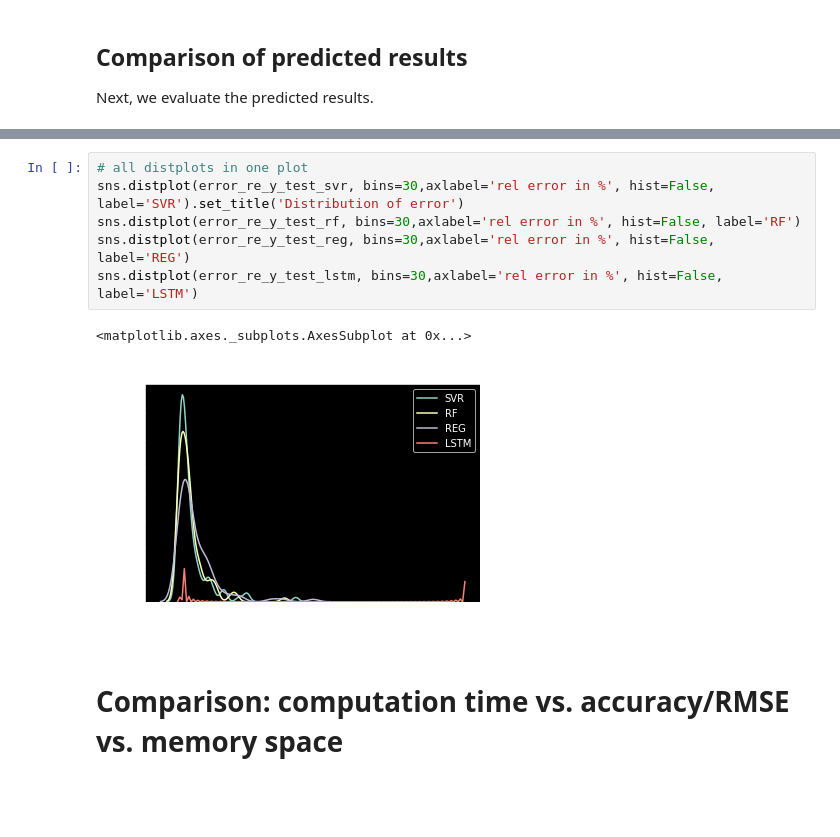
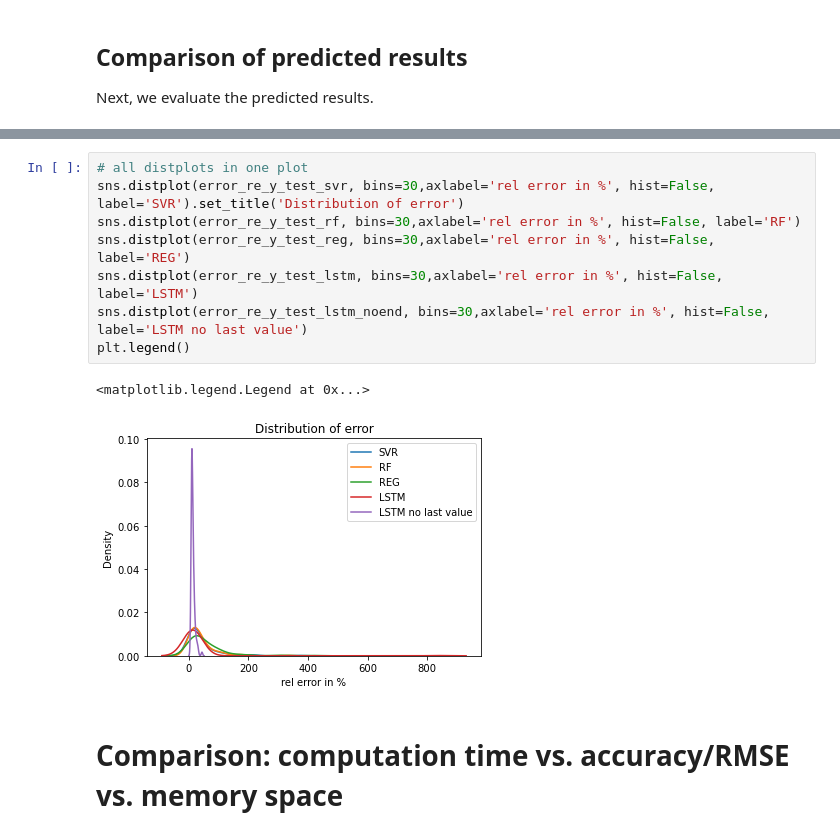
Before and after one commit to AzizSayfutdinov/PredictiveMaintenanceEngine, a Jupyter notebook: RegressionModels.ipynb, the cells around one changed output, grey strips where cells are left out. Drawn from its saved outputs; the diff is of its cells as text; blank space fills up the shorter version.

```diff
--- a/RegressionModels.ipynb
+++ b/RegressionModels.ipynb
@@ -567,12 +588,14 @@ std LSTM: 86.62337089790928
 # %%
 # all distplots in one plot
 sns.distplot(error_re_y_test_svr, bins=30,axlabel='rel error in %', hist=False, label='SVR').set_title('Distribution of error')
 sns.distplot(error_re_y_test_rf, bins=30,axlabel='rel error in %', hist=False, label='RF')
 sns.distplot(error_re_y_test_reg, bins=30,axlabel='rel error in %', hist=False, label='REG')
 sns.distplot(error_re_y_test_lstm, bins=30,axlabel='rel error in %', hist=False, label='LSTM')
+sns.distplot(error_re_y_test_lstm_noend, bins=30,axlabel='rel error in %', hist=False, label='LSTM no last value')
+plt.legend()
 # %% [output]
-<matplotlib.axes._subplots.AxesSubplot at 0x...>
+<matplotlib.legend.Legend at 0x...>
-[figure, old version]
+[figure, new version]
 # %% [markdown]
 # Comparison: computation time vs. accuracy/RMSE vs. memory space
 # %%
```
Also changed, not shown: parts of 28 cells of this notebook.
